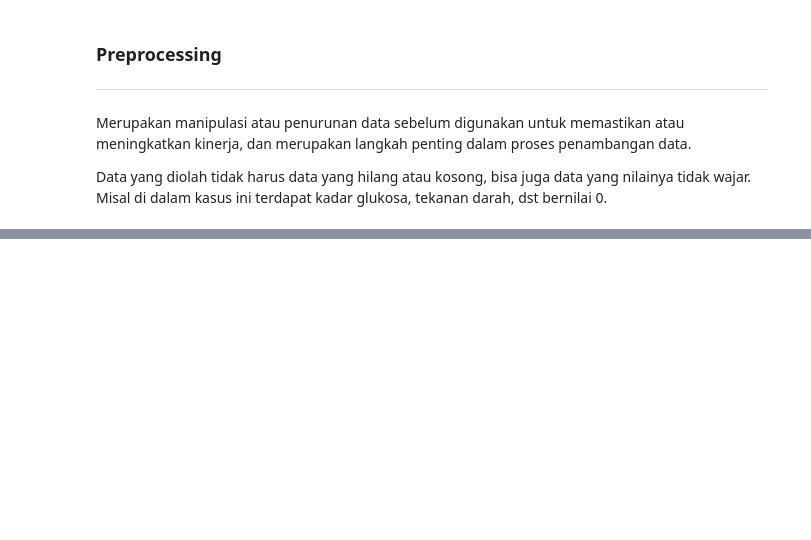
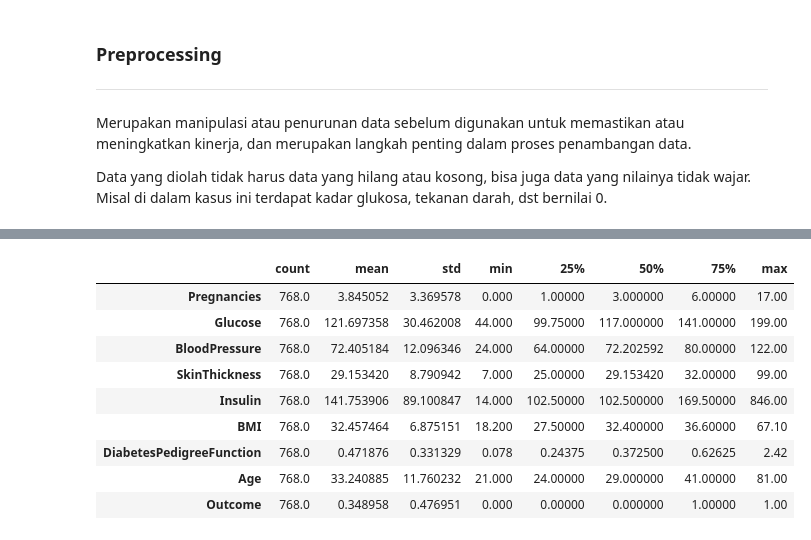
Before and after one commit to 53buahapel/data_science, a Jupyter notebook: Diabetes.ipynb, the cells around one changed output, grey strips where cells are left out. Drawn from its saved outputs; the diff is of its cells as text; code cells hidden in the pictures; blank space fills up the shorter version.

```diff
--- a/Diabetes.ipynb
+++ b/Diabetes.ipynb
@@ -156,0 +243,13 @@ _note : dalam skewness ada 2 pendapat. Pertama, dikatakan normal jika hasilnya a
+# %%
+data2.describe().transpose()
+# %% [output]
+|  | count | mean | std | min | 25% | 50% | 75% | max |
+| Pregnancies | 768.0 | 3.845052 | 3.369578 | 0.000 | 1.00000 | 3.000000 | 6.00000 | 17.00 |
+| Glucose | 768.0 | 121.697358 | 30.462008 | 44.000 | 99.75000 | 117.000000 | 141.00000 | 199.00 |
+| BloodPressure | 768.0 | 72.405184 | 12.096346 | 24.000 | 64.00000 | 72.202592 | 80.00000 | 122.00 |
+| SkinThickness | 768.0 | 29.153420 | 8.790942 | 7.000 | 25.00000 | 29.153420 | 32.00000 | 99.00 |
+| Insulin | 768.0 | 141.753906 | 89.100847 | 14.000 | 102.50000 | 102.500000 | 169.50000 | 846.00 |
+| BMI | 768.0 | 32.457464 | 6.875151 | 18.200 | 27.50000 | 32.400000 | 36.60000 | 67.10 |
+| DiabetesPedigreeFunction | 768.0 | 0.471876 | 0.331329 | 0.078 | 0.24375 | 0.372500 | 0.62625 | 2.42 |
+| Age | 768.0 | 33.240885 | 11.760232 | 21.000 | 24.00000 | 29.000000 | 41.00000 | 81.00 |
+| Outcome | 768.0 | 0.348958 | 0.476951 | 0.000 | 0.00000 | 0.000000 | 1.00000 | 1.00 |
```
Also changed, not shown: parts of 29 cells of this notebook.
